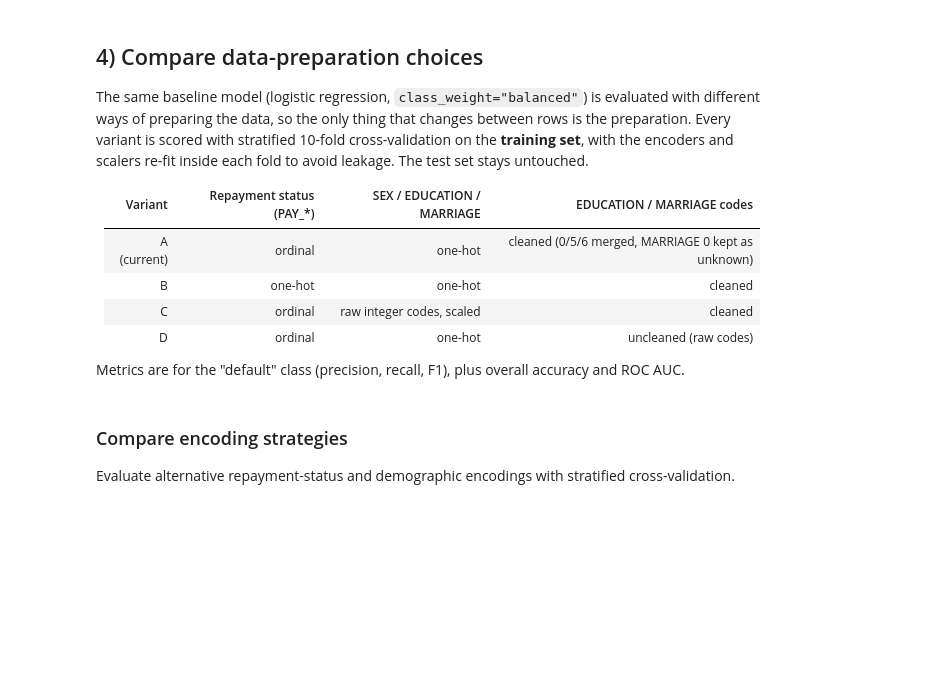
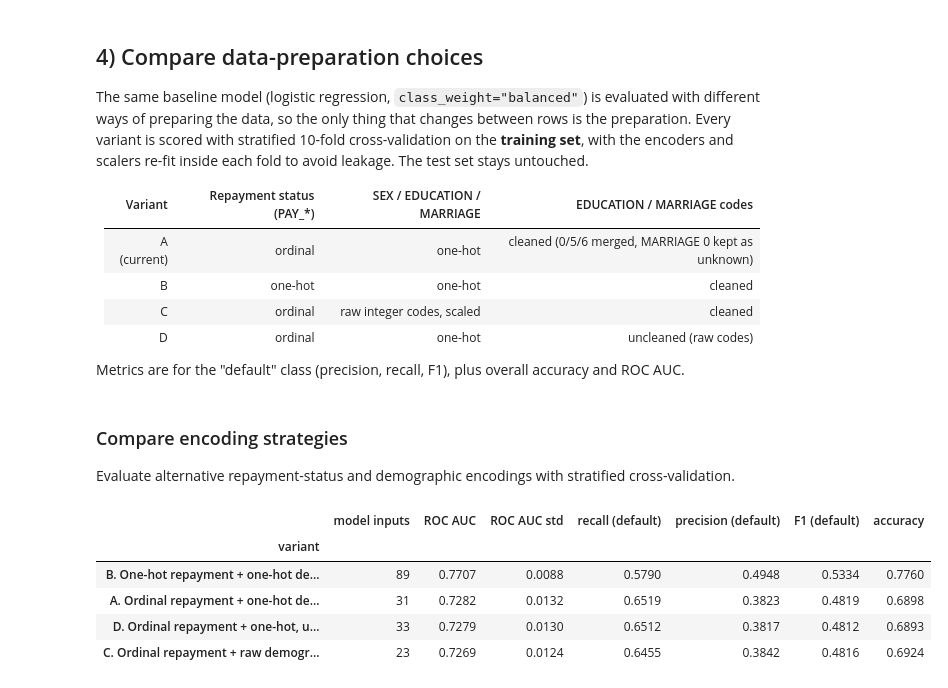
Before and after one commit to TheElliotGong/Credit_Card_Default_Project, a Jupyter notebook: credit_card_default_model.ipynb, the cells around one changed output. Drawn from its saved outputs; the diff is of its cells as text; code cells hidden in the pictures; blank space fills up the shorter version.

```diff
--- a/credit_card_default_model.ipynb
+++ b/credit_card_default_model.ipynb
@@ -141,8 +176,9 @@ clean["EDUCATION"] = clean["EDUCATION"].replace({0: 5, 6: 5})
 # MARRIAGE: code 0 has no documented meaning, so it is kept as its own "unknown" group.
 # PAY_* also uses -2 (no consumption) and 0 (revolving credit) beyond the documented -1..9;
 # they are kept as-is and ordinal-encoded in the preprocessing step below.
+clean = add_domain_features(clean)
 
-# ID is an identifier, not a predictor.
+# ID is a sample identifier, not a predictor.
 X = clean.drop(columns=[id_column, target_column])
 Y = clean[target_column]
 
@@ -211,11 +250,18 @@ from sklearn.linear_model import LogisticRegression
 from sklearn.metrics import classification_report, roc_auc_score
 from sklearn.pipeline import Pipeline
 
-# Baseline: logistic regression; class_weight offsets the ~78/22 class imbalance.
+# Baseline: L1 regularization reduces coefficients for redundant bill/payment features;
+# class_weight offsets the ~78/22 class imbalance.
 baseline = Pipeline(
     steps=[
         ("preprocess", preprocessor),
-        ("model", LogisticRegression(class_weight="balanced", max_iter=1000)),
+        ("model", LogisticRegression(
+            class_weight="balanced",
+            solver="liblinear",
+            l1_ratio=1.0,
+            C=0.1,
+            max_iter=1000,
+        )),
     ]
 )
 baseline.fit(X_train, Y_train)
@@ -278,7 +324,9 @@ def make_preprocessor(repayment="ordinal", demographics="onehot"):
 
 
 # Same training rows, but with the original EDUCATION / MARRIAGE codes (no cleaning).
-X_train_uncleaned = data.loc[X_train.index].drop(columns=[id_column, target_column])
+X_train_uncleaned = add_domain_features(
+    data.loc[X_train.index]
+).drop(columns=[id_column, target_column])
 
 variants = {
     "A. Ordinal repayment + one-hot demographics (current)": (make_preprocessor("ordinal", "onehot"), X_train),
@@ -286,31 +334,44 @@ variants = {
     "C. Ordinal repayment + raw demographic codes": (make_preprocessor("ordinal", "raw"), X_train),
     "D. Ordinal repayment + one-hot, uncleaned codes": (make_preprocessor("ordinal", "onehot"), X_train_uncleaned),
 }
 
 scoring = {"roc_auc": "roc_auc", "accuracy": "accuracy", "precision": "precision", "recall": "recall", "f1": "f1"}
 cv = StratifiedKFold(n_splits=10, shuffle=True, random_state=42)
 
 rows = []
 for name, (preprocess, X_variant) in variants.items():
     model = Pipeline(
         steps=[
             ("preprocess", preprocess),
-            ("model", LogisticRegression(class_weight="balanced", max_iter=1000)),
+        ("model", LogisticRegression(
+            class_weight="balanced",
+            solver="liblinear",
+                l1_ratio=1.0,
+            C=0.1,
+            max_iter=1000,
+        )),
         ]
     )
     scores = cross_validate(model, X_variant, Y_train, cv=cv, scoring=scoring)
     rows.append(
         {
             "variant": name,
             "model inputs": clone(preprocess).fit_transform(X_variant).shape[1],
             "ROC AUC": scores["test_roc_auc"].mean(),
             "ROC AUC std": scores["test_roc_auc"].std(),
             "recall (default)": scores["test_recall"].mean(),
             "precision (default)": scores["test_precision"].mean(),
             "F1 (default)": scores["test_f1"].mean(),
             "accuracy": scores["test_accuracy"].mean(),
         }
     )
 
 comparison = pd.DataFrame(rows).set_index("variant").round(4)
 display(comparison.sort_values("ROC AUC", ascending=False))
+# %% [output]
+|  | model inputs | ROC AUC | ROC AUC std | recall (default) | precision (default) | F1 (default) | accuracy |
+| variant |  |  |  |  |  |  |  |
+| B. One-hot repayment + one-hot de... | 89 | 0.7707 | 0.0088 | 0.5790 | 0.4948 | 0.5334 | 0.7760 |
+| A. Ordinal repayment + one-hot de... | 31 | 0.7282 | 0.0132 | 0.6519 | 0.3823 | 0.4819 | 0.6898 |
+| D. Ordinal repayment + one-hot, u... | 33 | 0.7279 | 0.0130 | 0.6512 | 0.3817 | 0.4812 | 0.6893 |
+| C. Ordinal repayment + raw demogr... | 23 | 0.7269 | 0.0124 | 0.6455 | 0.3842 | 0.4816 | 0.6924 |
```
Also changed, not shown: parts of 2 cells of this notebook.
